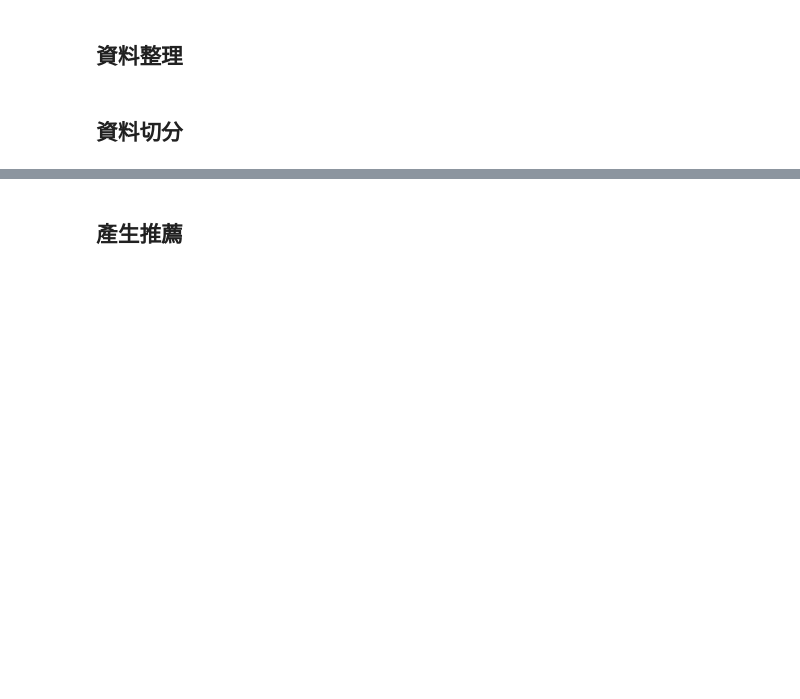
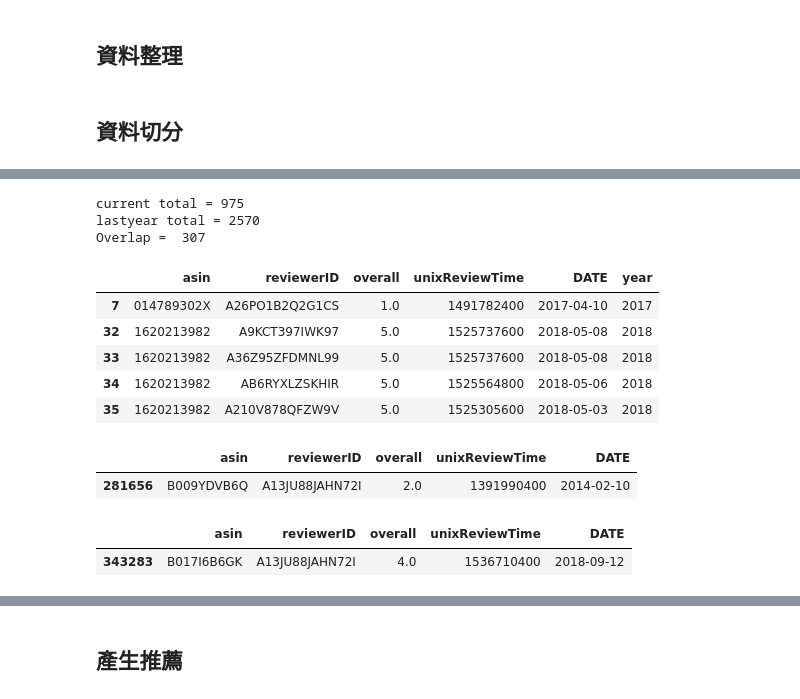
Before and after one commit to RoiWu/data-course-sample, a Jupyter notebook: sample.ipynb, the cells around one changed output, grey strips where cells are left out. Drawn from its saved outputs; the diff is of its cells as text; code cells hidden in the pictures; blank space fills up the shorter version.

```diff
--- a/sample.ipynb
+++ b/sample.ipynb
@@ -85,0 +274,41 @@ users = list(ratings_testings_by_user.keys())
+# %%
+current_trainings = ratings_trainings[(ratings_trainings['DATE'] >= '2018-07-01') & (ratings_trainings['DATE'] <= '2018-09-01')]
+
+groups = current_trainings.groupby("asin")
+tmp   = groups["overall"].median()
+current_score5_products = list(tmp[tmp==5].index)
+print("current total = "+str(len(current_score5_products)))
+
+# ====
+lastyear_trainings = ratings_trainings[(ratings_trainings['DATE'] >= '2017-08-01') & (ratings_trainings['DATE'] <= '2017-11-01')]
+
+groups = lastyear_trainings.groupby("asin")
+# tmp   = groups["overall"].median()
+tmp   = groups["overall"].quantile(.4)
+lastyear_score5_products = list(tmp[tmp==5].index)
+print("lastyear total = "+str(len(lastyear_score5_products)))
+
+print("Overlap = ",len(set(current_score5_products) & set(lastyear_score5_products)))
+# %% [output]
+current total = 975
+lastyear total = 2570
+Overlap =  307
+# %%
+current_trainings.head()
+# %% [output]
+|  | asin | reviewerID | overall | unixReviewTime | DATE | year |
+| 7 | 014789302X | A26PO1B2Q2G1CS | 1.0 | 1491782400 | 2017-04-10 | 2017 |
+| 32 | 1620213982 | A9KCT397IWK97 | 5.0 | 1525737600 | 2018-05-08 | 2018 |
+| 33 | 1620213982 | A36Z95ZFDMNL99 | 5.0 | 1525737600 | 2018-05-08 | 2018 |
+| 34 | 1620213982 | AB6RYXLZSKHIR | 5.0 | 1525564800 | 2018-05-06 | 2018 |
+| 35 | 1620213982 | A210V878QFZW9V | 5.0 | 1525305600 | 2018-05-03 | 2018 |
+# %%
+ratings_trainings[ratings_trainings["reviewerID"] == "A13JU88JAHN72I"]
+# %% [output]
+|  | asin | reviewerID | overall | unixReviewTime | DATE |
+| 281656 | B009YDVB6Q | A13JU88JAHN72I | 2.0 | 1391990400 | 2014-02-10 |
+# %%
+ratings_testings[ratings_testings["reviewerID"] == "A13JU88JAHN72I"]
+# %% [output]
+|  | asin | reviewerID | overall | unixReviewTime | DATE |
+| 343283 | B017I6B6GK | A13JU88JAHN72I | 4.0 | 1536710400 | 2018-09-12 |
```
Also changed, not shown: parts of 12 cells of this notebook.
